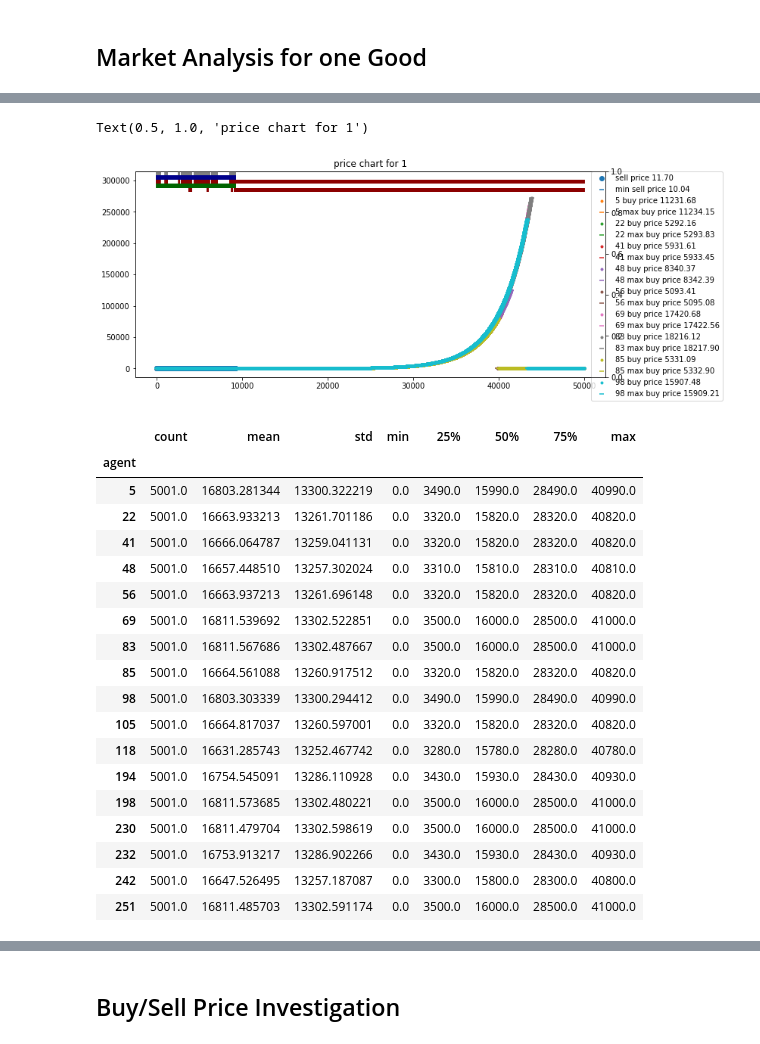
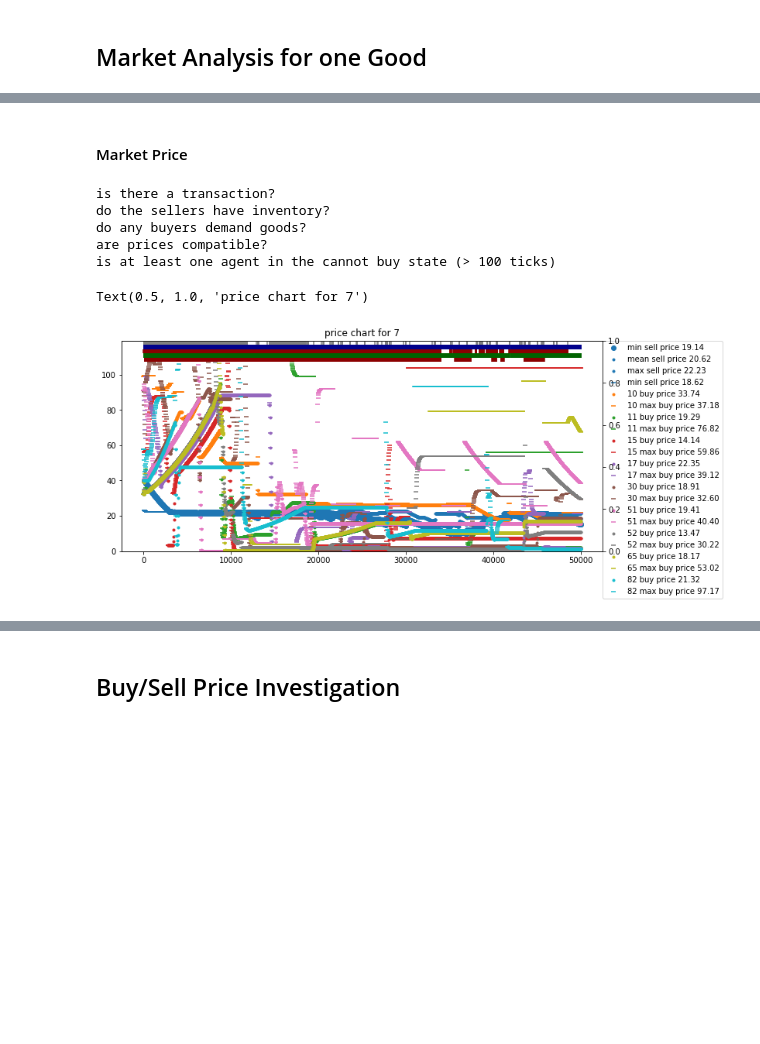
Before and after one commit to gerner/stellarpunk, a Jupyter notebook: notebook/econ_sim.ipynb, the cells around one changed output, grey strips where cells are left out. Cells and saved outputs as stored; diff of their text form; code cells hidden in the pictures; blank space fills up the shorter version.

```diff
--- a/notebook/econ_sim.ipynb
+++ b/notebook/econ_sim.ipynb
@@ -502,8 +625,12 @@ inventory_df[inventory_df["tick"] == inventory_df["tick"].max()].set_index("agen
 # %% [markdown]
 ## Production Surplus/Deficit
 # %%
-agent_id = 17
-inv_s = inventory_df[inventory_df["tick"] == inventory_df["tick"].max()].set_index("agent").loc[agent_id].drop("tick")
+agent_id = 7
+target_tick = np.inf
+
+target_tick = np.clip(target_tick, 0, inventory_df["tick"].max())
+
+inv_s = inventory_df[inventory_df["tick"] == target_tick].set_index("agent").loc[agent_id].drop("tick")
 need_s = (agent_goods_df.loc[agent_id] @ production_chain_df.T)
 batch_s = (agent_goods_df * production_chain.batch_sizes[np.newaxis,:]).loc[agent_id] @ production_chain_df.T
 deficit_df = pd.DataFrame({"inventory":inv_s, "unit_need":need_s, "batch_need": batch_s, "surplus":inv_s - batch_s, "batches":inv_s/batch_s})
@@ -595,13 +742,17 @@ dtype: float64
 # %%
-product_id = 1
+product_id = 7
 min_ticks = 0
 max_ticks = np.inf
+
+max_ticks = np.clip(max_ticks, 0, sell_price_df["tick"].max())
 
 dfsp = sell_price_df[(sell_price_df[product_id] < np.inf) & (sell_price_df["tick"].between(min_ticks,max_ticks))][["agent", "tick", product_id]].merge(inventory_df[["agent", "tick", product_id]], on=["tick", "agent"], suffixes=("","_inventory")).rename({str(product_id): product_id}, axis=1)
 dfms = min_sell_price_df[(min_sell_price_df[product_id] < np.inf) & (min_sell_price_df["tick"].between(min_ticks,max_ticks))][["agent", "tick", product_id]].merge(inventory_df[["agent", "tick", product_id]], on=["tick", "agent"], suffixes=("","_inventory")).rename({str(product_id): product_id}, axis=1)
 
 df1 = dfsp[dfsp[f'{product_id}_inventory'] > 0].groupby("tick")[product_id].min().to_frame()
-dfms = dfms[dfms[f'{product_id}_inventory'] > 0].groupby("tick")[product_id].mean().to_frame()
+df1_mean = dfsp[dfsp[f'{product_id}_inventory'] > 0].groupby("tick")[product_id].mean().to_frame()
+df1_max = dfsp[dfsp[f'{product_id}_inventory'] > 0].groupby("tick")[product_id].max().to_frame()
+dfms = dfms[dfms[f'{product_id}_inventory'] > 0].groupby("tick")[product_id].min().to_frame()
 df2 = buy_price_df[(buy_price_df["tick"].between(min_ticks, max_ticks)) & (buy_price_df[product_id] > 0)][["tick", "agent", product_id]]
 df2[product_id] = df2[product_id]
 dfmb = max_buy_price_df[(max_buy_price_df["tick"].between(min_ticks, max_ticks)) & (max_buy_price_df[product_id] > 0)][["tick", "agent", product_id]]
@@ -743,56 +909,46 @@ cannot_buy_df[cannot_buy_df["tick"].between(min_ticks, max_ticks) & cannot_buy_d
+# %% [markdown]
+#### Market Price
 # %%
 colors = plt.rcParams['axes.prop_cycle'].by_key()["color"]
 plt.figure(figsize=(15,5))
-plt.scatter(df1.index, df1[product_id], label=f'sell price {df1[product_id].mean():.2f}', color=colors[0])
+plt.scatter(df1.index, df1[product_id], label=f'min sell price {df1[product_id].mean():.2f}', color=colors[0])
+plt.scatter(df1_mean.index, df1_mean[product_id], label=f'mean sell price {df1_mean[product_id].mean():.2f}', color=colors[0], marker=".")
+plt.scatter(df1_mean.index, df1_max[product_id], label=f'max sell price {df1_max[product_id].mean():.2f}', color=colors[0], marker=".")
 plt.scatter(dfms.index, dfms[product_id], label=f'min sell price {dfms[product_id].mean():.2f}', marker="_", color=colors[0])
 for agent, color in zip(df2["agent"].unique(), colors[1:]):
     plt.scatter(df2[df2["agent"] == agent]["tick"], df2[df2["agent"] == agent][product_id], label=f'{agent} buy price {df2[df2["agent"] == agent][product_id].mean():.2f}', marker=".", color=color)
     plt.scatter(dfmb[dfmb["agent"] == agent]["tick"], dfmb[dfmb["agent"] == agent][product_id], label=f'{agent} max buy price {dfmb[dfmb["agent"] == agent][product_id].mean():.2f}', marker="_", color=color)
+if len(df2) > 0:
+    plt.ylim(0, df2[product_id].max()*1.1)
 plt.ylim(plt.ylim()[0], plt.ylim()[1]*1.1)
 
 #plt.legend(loc="right")
 plt.legend(bbox_to_anchor=(1.25, 1), borderaxespad=0)
 
 # some status indicators
 ax2 = plt.twinx()
-# is there a transaction?
+print("is there a transaction?")
 ax2.vlines(transaction_df[(transaction_df["product"] == product_id) & transaction_df["tick"].between(min_ticks, max_ticks)]["tick"], ymin=0.98, ymax=1, color="gray")
-# do the sellers have inventory?
+print("do the sellers have inventory?")
 ax2.vlines(seller_df[seller_df>0].index, ymin=0.96, ymax=0.98, color="darkblue")
-# do the buyers demand goods?
+print("do any buyers demand goods?")
 ax2.vlines(buyer_df["tick"].unique()[(buyer_df.groupby("tick")["units"].sum() > 0)], ymin=0.94, ymax=0.96, color="darkred")
-# are prices compatible?
-ax2.vlines(df1[(df2.groupby("tick")[product_id].max() - df1[product_id])>0].index, ymin=0.92, ymax=0.94, color="darkgreen")
-# is at least one agent in the cannot buy state (> 100 ticks)
+print("are prices compatible?")
+price_diff = (df2.groupby("tick")[product_id].max() - df1[product_id]).rename("price_diff")
+ax2.vlines(df1.join(price_diff[price_diff>0]).index, ymin=0.92, ymax=0.94, color="darkgreen")
+print("is at least one agent in the cannot buy state (> 100 ticks)")
 ax2.vlines(cannot_buy_df[cannot_buy_df["tick"].between(min_ticks, max_ticks)]["tick"].unique()[(cannot_buy_df[cannot_buy_df["tick"].between(min_ticks, max_ticks)].groupby("tick")[product_id].max() > 100)], ymin=0.90, ymax=0.92, color="darkred")
 ax2.set_ylim(0,1)
 plt.subplots_adjust(right=0.7)
 
 plt.title(f'price chart for {product_id}')
 
 #plt.tight_layout(rect=[0, 0, 0.75, 1])
 # %% [output]
-Text(0.5, 1.0, 'price chart for 1')
+is there a transaction?
+do the sellers have inventory?
+do any buyers demand goods?
+are prices compatible?
+is at least one agent in the cannot buy state (> 100 ticks)
+Text(0.5, 1.0, 'price chart for 7')
-[figure, old version]
+[figure, new version]
-# %%
-cannot_buy_df[cannot_buy_df["tick"].between(min_ticks, max_ticks) & cannot_buy_df["agent"].isin(np.where(production_goods[product_id])[0])].groupby("agent")[product_id].describe()
-# %% [output]
-|  | count | mean | std | min | 25% | 50% | 75% | max |
-| agent |  |  |  |  |  |  |  |  |
-| 5 | 5001.0 | 16803.281344 | 13300.322219 | 0.0 | 3490.0 | 15990.0 | 28490.0 | 40990.0 |
-| 22 | 5001.0 | 16663.933213 | 13261.701186 | 0.0 | 3320.0 | 15820.0 | 28320.0 | 40820.0 |
-| 41 | 5001.0 | 16666.064787 | 13259.041131 | 0.0 | 3320.0 | 15820.0 | 28320.0 | 40820.0 |
-| 48 | 5001.0 | 16657.448510 | 13257.302024 | 0.0 | 3310.0 | 15810.0 | 28310.0 | 40810.0 |
-| 56 | 5001.0 | 16663.937213 | 13261.696148 | 0.0 | 3320.0 | 15820.0 | 28320.0 | 40820.0 |
-| 69 | 5001.0 | 16811.539692 | 13302.522851 | 0.0 | 3500.0 | 16000.0 | 28500.0 | 41000.0 |
-| 83 | 5001.0 | 16811.567686 | 13302.487667 | 0.0 | 3500.0 | 16000.0 | 28500.0 | 41000.0 |
-| 85 | 5001.0 | 16664.561088 | 13260.917512 | 0.0 | 3320.0 | 15820.0 | 28320.0 | 40820.0 |
-| 98 | 5001.0 | 16803.303339 | 13300.294412 | 0.0 | 3490.0 | 15990.0 | 28490.0 | 40990.0 |
-| 105 | 5001.0 | 16664.817037 | 13260.597001 | 0.0 | 3320.0 | 15820.0 | 28320.0 | 40820.0 |
-| 118 | 5001.0 | 16631.285743 | 13252.467742 | 0.0 | 3280.0 | 15780.0 | 28280.0 | 40780.0 |
-| 194 | 5001.0 | 16754.545091 | 13286.110928 | 0.0 | 3430.0 | 15930.0 | 28430.0 | 40930.0 |
-| 198 | 5001.0 | 16811.573685 | 13302.480221 | 0.0 | 3500.0 | 16000.0 | 28500.0 | 41000.0 |
-| 230 | 5001.0 | 16811.479704 | 13302.598619 | 0.0 | 3500.0 | 16000.0 | 28500.0 | 41000.0 |
-| 232 | 5001.0 | 16753.913217 | 13286.902266 | 0.0 | 3430.0 | 15930.0 | 28430.0 | 40930.0 |
-| 242 | 5001.0 | 16647.526495 | 13257.187087 | 0.0 | 3300.0 | 15800.0 | 28300.0 | 40800.0 |
-| 251 | 5001.0 | 16811.485703 | 13302.591174 | 0.0 | 3500.0 | 16000.0 | 28500.0 | 41000.0 |
```
Also changed, not shown: parts of 245 cells of this notebook, 4 other files.
